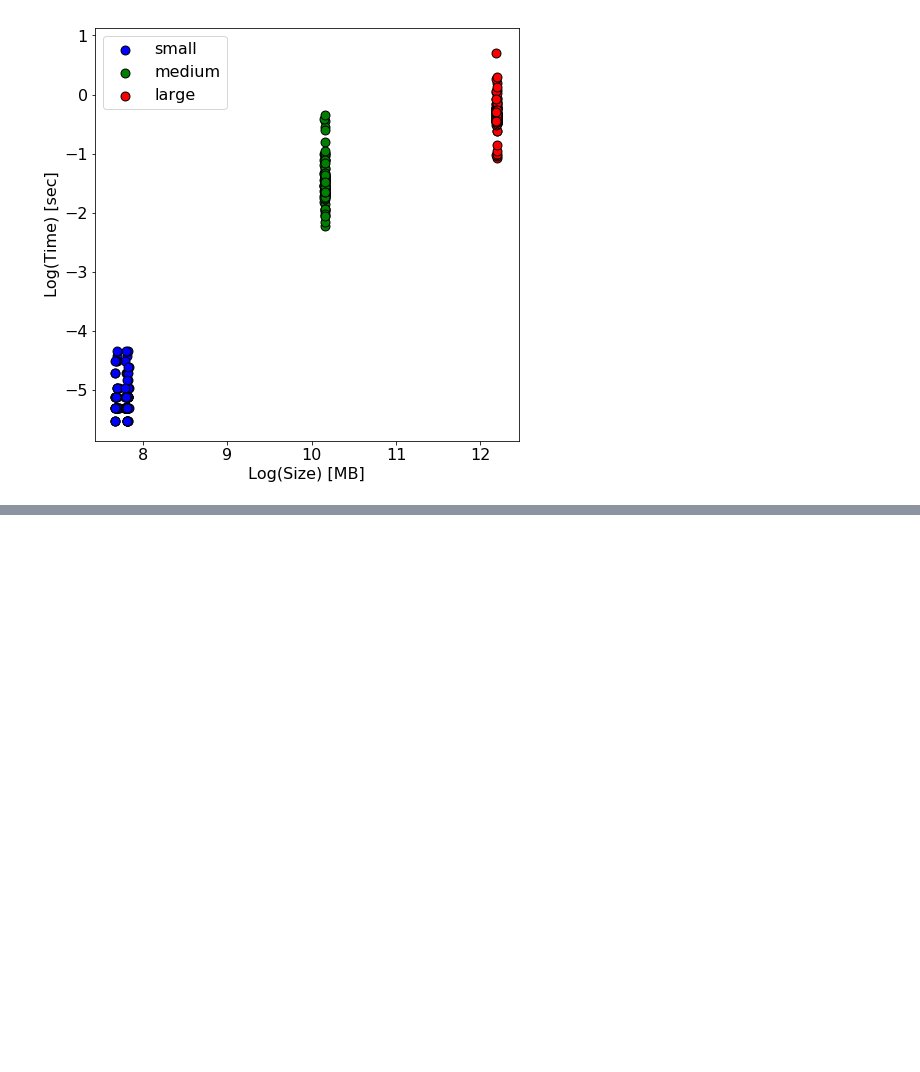
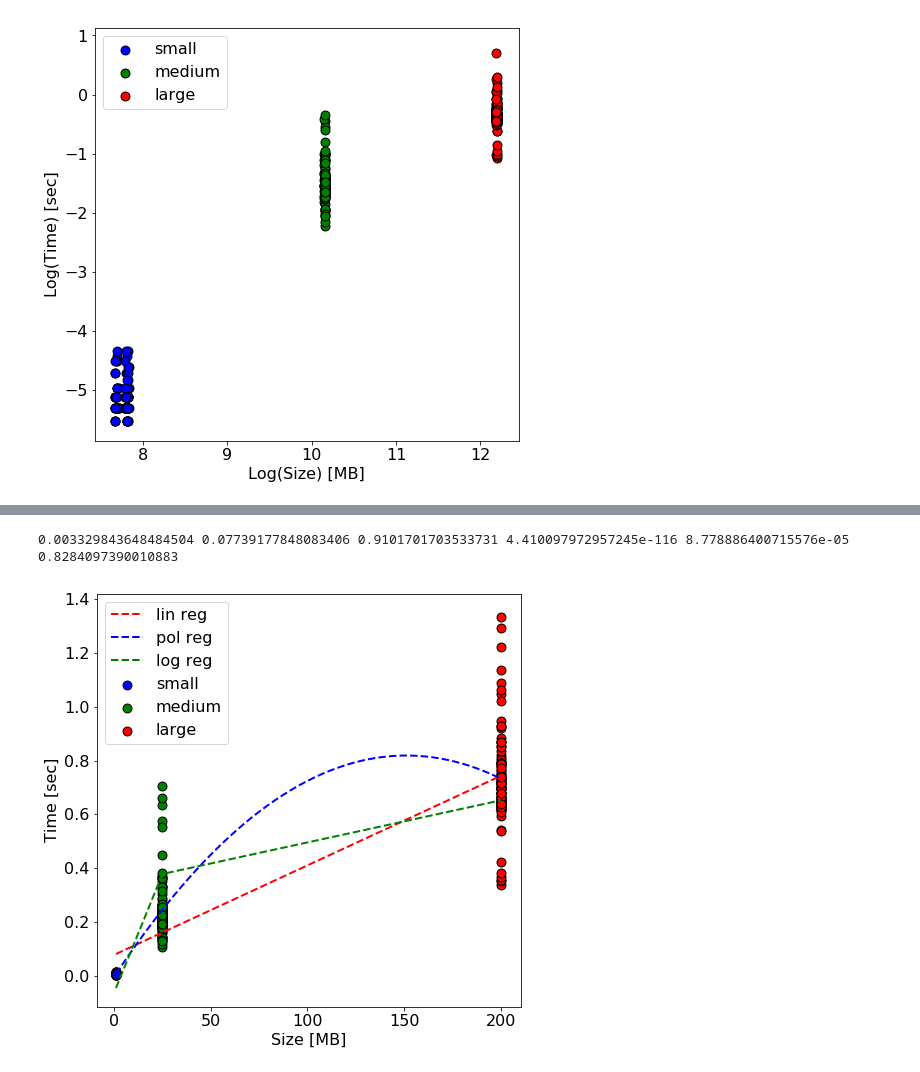
Before and after one commit to g-kakareko/Erasure-vs-Replication, a Jupyter notebook: stat.ipynb, the cells around one changed output, grey strips where cells are left out. Cells and saved outputs as stored; diff of their text form; code cells hidden in the pictures; blank space fills up the shorter version.

```diff
--- a/stat.ipynb
+++ b/stat.ipynb
@@ -251,0 +270,44 @@ plt.show()
+# %%
+# Figure 7- replication regression
+t1 = pd_rep_small['time']
+t25 = pd_rep_med['time']
+t200 = pd_rep_large['time']
+
+x_reg = np.concatenate([v_1, v_25, v_200], axis=0)
+y_reg = np.concatenate([t1, t25, t200], axis=0)
+
+slope, intercept, r_value, p_value, std_err = stats.linregress(x_reg, y_reg)
+print(slope, intercept, r_value, p_value, std_err, r_value**2)
+# x_p = np.array([1, 25,200])
+x_p = np.arange(1,200)
+y_p = slope*x_p + intercept
+
+z = np.polyfit(x_reg, y_reg, 2)
+p = np.poly1d(z)
+y_pol = p(x_p)
+# y = A + B log x
+z_log = np.polyfit(np.log(x_reg), y_reg, 1)
+y_log = z_log[0]*np.log(x_p) + z_log[1]
+# %% [output]
+0.003329843648484504 0.07739177848083406 0.9101701703533731 4.410097972957245e-116 8.778886400715576e-05 0.8284097390010883
+# %%
+plt.scatter(v_1, t1, edgecolor="k", s=80, color='blue')
+plt.scatter(v_25, t25, edgecolor="k", s=80, color='green')
+plt.scatter(v_200, t200, edgecolor="k", s=80, color='red')
+plt.plot(x_p, y_p,'r--', linewidth=2.0)
+plt.plot(x_p, y_pol,'b--', linewidth=2.0)
+plt.plot(x_p, y_log,'g--', linewidth=2.0)
+
+plt.legend(['lin reg','pol reg','log reg','small', 'medium', 'large'], loc='upper left')
+plt.xlabel('Size [MB]')
+plt.ylabel('Time [sec]')
+# Tweak spacing to prevent clipping of ylabel
+# axes = plt.gca()
+# axes.set_xlim([0,0.2])
+# axes.set_ylim([0,10])
+fig = plt.gcf()
+fig.set_size_inches(7.6, 7.6)
+fig.savefig('figures/fig_7_rep_reg.png', dpi=300)
+plt.show()
+# %% [output]
+[figure, added]
```
Also changed, not shown: parts of 9 cells of this notebook, 8 other files.
